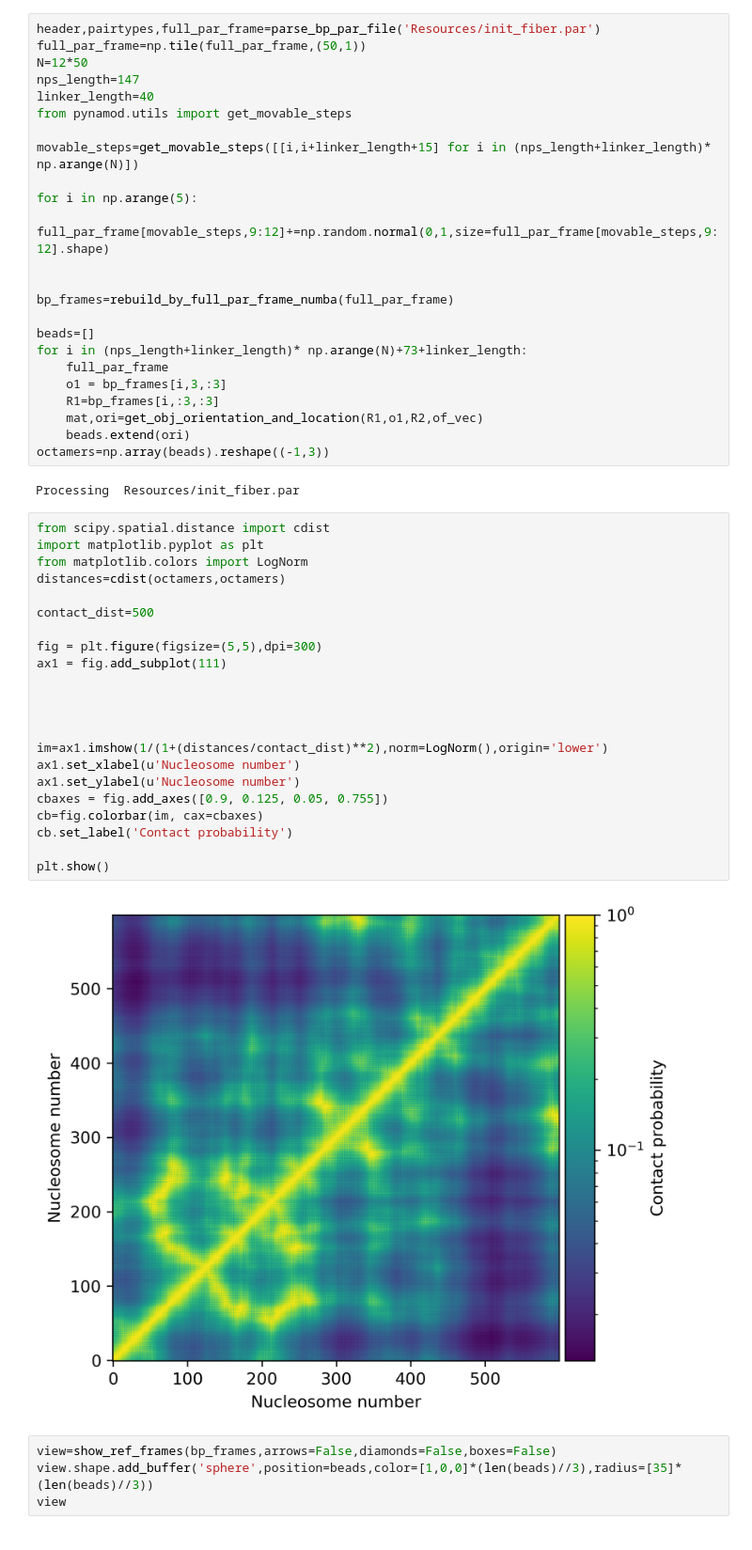
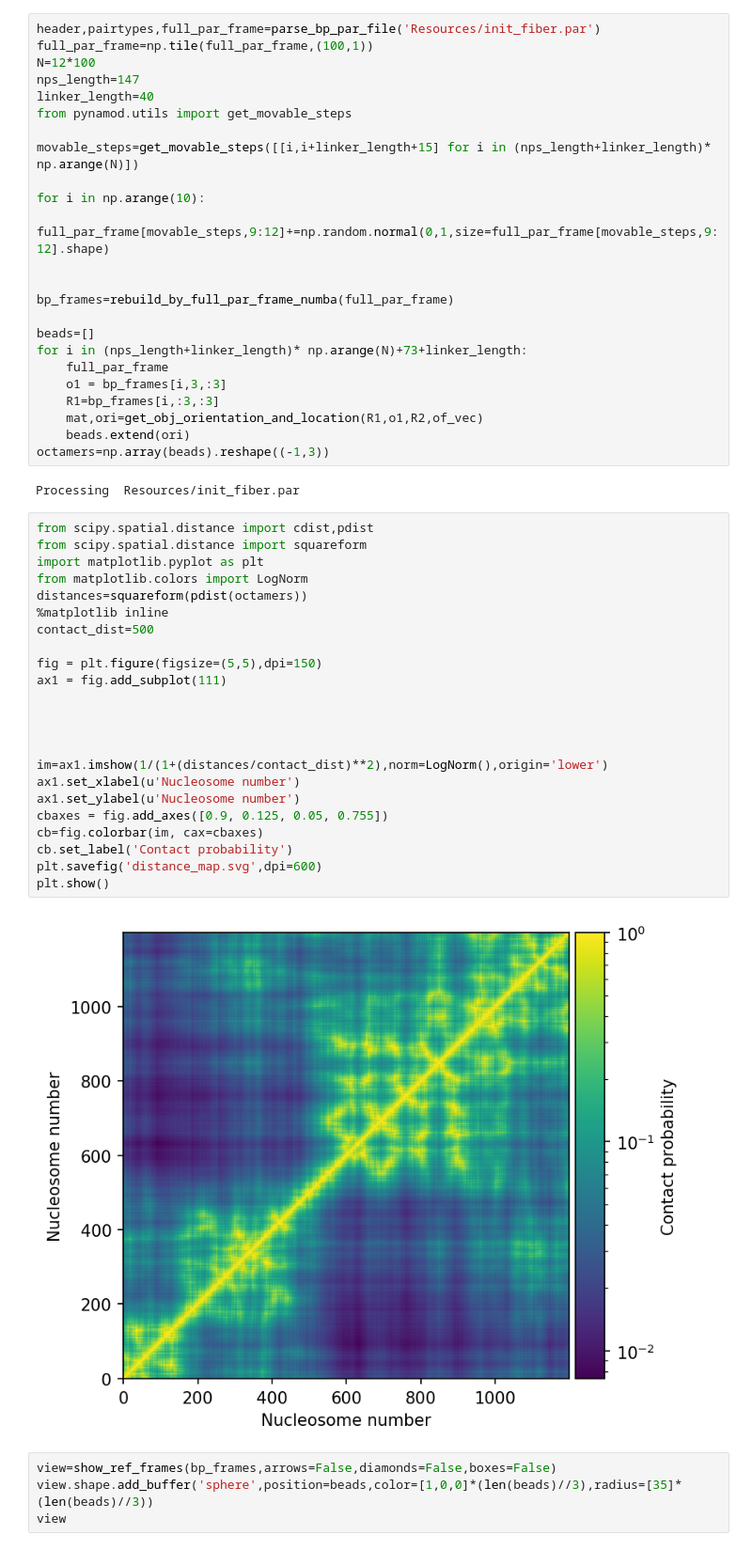
Before and after one commit to intbio/PyNAMod, a Jupyter notebook: Examples/real_space_to_step_params.ipynb, the cells around one changed output. Shown: that part at 94% size. Drawn from its saved outputs; the diff is of its cells as text.

```diff
--- a/Examples/real_space_to_step_params.ipynb
+++ b/Examples/real_space_to_step_params.ipynb
@@ -159,15 +248,15 @@ NGLWidget()
 ### Creating nucleosome fiber
 # %%
 header,pairtypes,full_par_frame=parse_bp_par_file('Resources/init_fiber.par')
-full_par_frame=np.tile(full_par_frame,(50,1))
-N=12*50
+full_par_frame=np.tile(full_par_frame,(100,1))
+N=12*100
 nps_length=147
 linker_length=40
 from pynamod.utils import get_movable_steps
 
 movable_steps=get_movable_steps([[i,i+linker_length+15] for i in (nps_length+linker_length)* np.arange(N)])
 
-for i in np.arange(5):
+for i in np.arange(10):
     full_par_frame[movable_steps,9:12]+=np.random.normal(0,1,size=full_par_frame[movable_steps,9:12].shape)
 
 
@@ -184,29 +273,30 @@ octamers=np.array(beads).reshape((-1,3))
 # %% [output]
 Processing  Resources/init_fiber.par
 # %%
-from scipy.spatial.distance import cdist
+from scipy.spatial.distance import cdist,pdist
+from scipy.spatial.distance import squareform
 import matplotlib.pyplot as plt
 from matplotlib.colors import LogNorm
-distances=cdist(octamers,octamers)
-
+distances=squareform(pdist(octamers))
+%matplotlib inline
 contact_dist=500
 
-fig = plt.figure(figsize=(5,5),dpi=300)
+fig = plt.figure(figsize=(5,5),dpi=150)
 ax1 = fig.add_subplot(111)
 
 
 
 
 im=ax1.imshow(1/(1+(distances/contact_dist)**2),norm=LogNorm(),origin='lower')
 ax1.set_xlabel(u'Nucleosome number')
 ax1.set_ylabel(u'Nucleosome number')
 cbaxes = fig.add_axes([0.9, 0.125, 0.05, 0.755])
 cb=fig.colorbar(im, cax=cbaxes)
 cb.set_label('Contact probability')
-
+plt.savefig('distance_map.svg',dpi=600)
 plt.show()
 # %% [output]
-[figure, old version]
+[figure, new version]
 # %%
 view=show_ref_frames(bp_frames,arrows=False,diamonds=False,boxes=False)
 view.shape.add_buffer('sphere',position=beads,color=[1,0,0]*(len(beads)//3),radius=[35]*(len(beads)//3))
```
Also changed, not shown: parts of 16 cells of this notebook, 15 other files.
